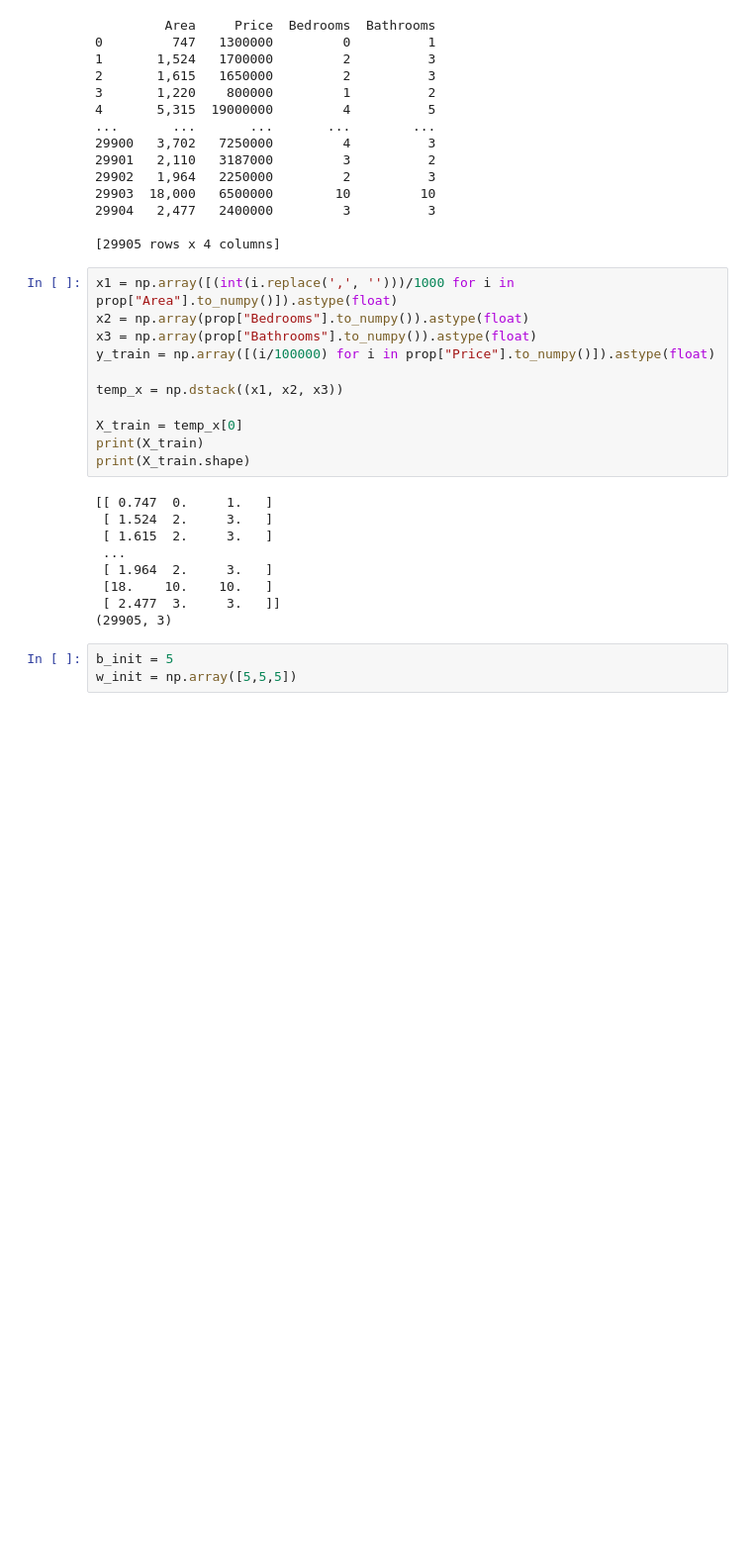
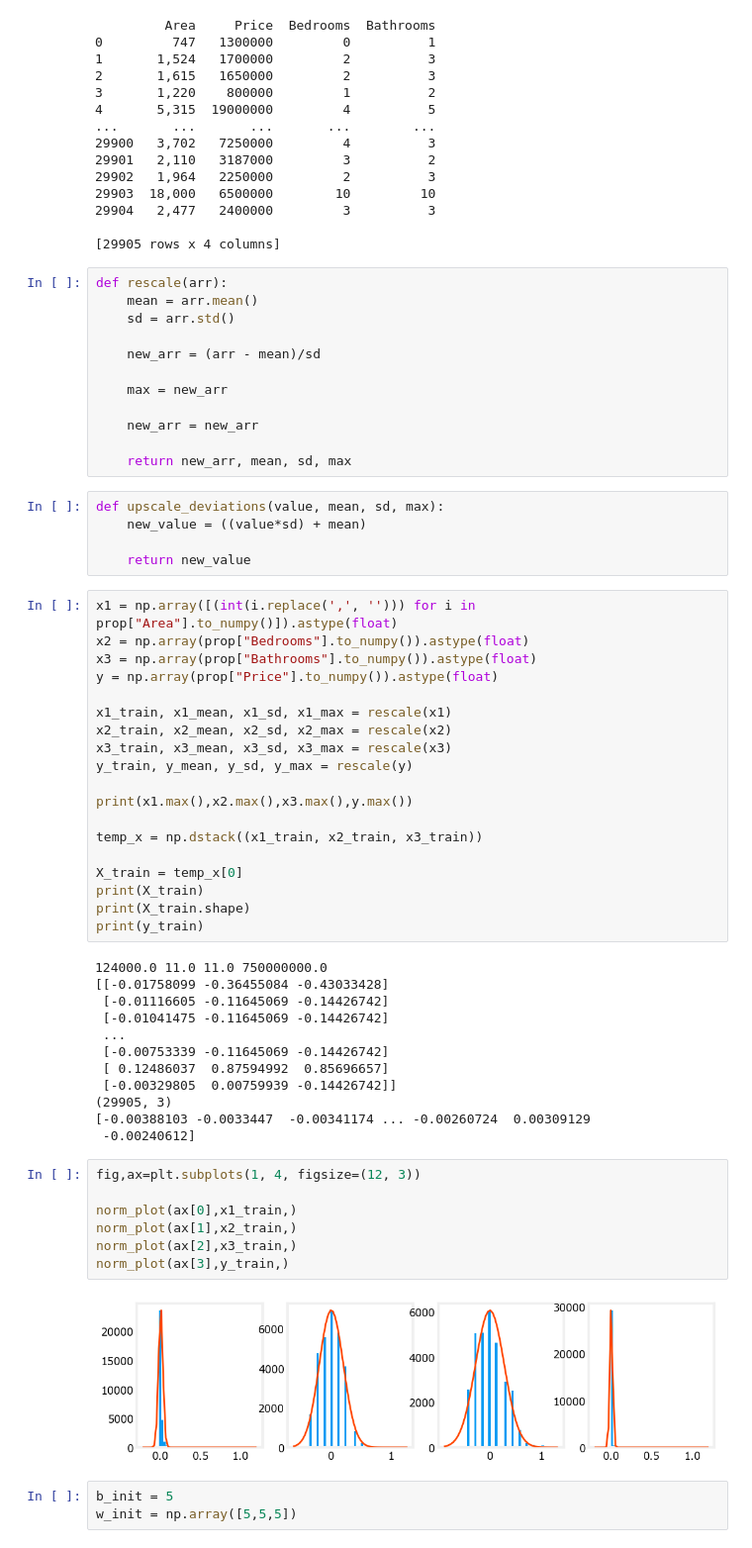
Before and after one commit to dhiyaneshtk/MachineLearningPractice, a Jupyter notebook: MultipleVariable.ipynb, the cells around one changed output. Shown at 99% size. Cells and saved outputs as stored; diff of their text form; blank space fills up the shorter version.

```diff
--- a/MultipleVariable.ipynb
+++ b/MultipleVariable.ipynb
@@ -31,26 +32,63 @@ print(df)
 29904   2,477   2400000         3          3
 
 [29905 rows x 4 columns]
+# %%
+def rescale(arr):
+    mean = arr.mean()
+    sd = arr.std()
+
+    new_arr = (arr - mean)/sd
+
+    max = new_arr
+
+    new_arr = new_arr
+
+    return new_arr, mean, sd, max
+# %%
+def upscale_deviations(value, mean, sd, max):
+    new_value = ((value*sd) + mean)
+
+    return new_value
 # %%
-x1 = np.array([(int(i.replace(',', '')))/1000 for i in prop["Area"].to_numpy()]).astype(float)
+x1 = np.array([(int(i.replace(',', ''))) for i in prop["Area"].to_numpy()]).astype(float)
 x2 = np.array(prop["Bedrooms"].to_numpy()).astype(float)
 x3 = np.array(prop["Bathrooms"].to_numpy()).astype(float)
-y_train = np.array([(i/100000) for i in prop["Price"].to_numpy()]).astype(float)
+y = np.array(prop["Price"].to_numpy()).astype(float)
 
-temp_x = np.dstack((x1, x2, x3))
+x1_train, x1_mean, x1_sd, x1_max = rescale(x1)
+x2_train, x2_mean, x2_sd, x2_max = rescale(x2)
+x3_train, x3_mean, x3_sd, x3_max = rescale(x3)
+y_train, y_mean, y_sd, y_max = rescale(y)
+
+print(x1.max(),x2.max(),x3.max(),y.max())
+
+temp_x = np.dstack((x1_train, x2_train, x3_train))
 
 X_train = temp_x[0]
 print(X_train)
 print(X_train.shape)
+print(y_train)
 # %% [output]
-[[ 0.747  0.     1.   ]
- [ 1.524  2.     3.   ]
- [ 1.615  2.     3.   ]
+124000.0 11.0 11.0 750000000.0
+[[-0.01758099 -0.36455084 -0.43033428]
+ [-0.01116605 -0.11645069 -0.14426742]
+ [-0.01041475 -0.11645069 -0.14426742]
  ...
- [ 1.964  2.     3.   ]
- [18.    10.    10.   ]
- [ 2.477  3.     3.   ]]
+ [-0.00753339 -0.11645069 -0.14426742]
+ [ 0.12486037  0.87594992  0.85696657]
+ [-0.00329805  0.00759939 -0.14426742]]
 (29905, 3)
+[-0.00388103 -0.0033447  -0.00341174 ... -0.00260724  0.00309129
+ -0.00240612]
+# %%
+fig,ax=plt.subplots(1, 4, figsize=(12, 3))
+
+norm_plot(ax[0],x1_train,)
+norm_plot(ax[1],x2_train,)
+norm_plot(ax[2],x3_train,)
+norm_plot(ax[3],y_train,)
+# %% [output]
+[figure, added]
 # %%
 b_init = 5
 w_init = np.array([5,5,5])
```
Also changed, not shown: parts of 6 cells of this notebook, 3 other files.
